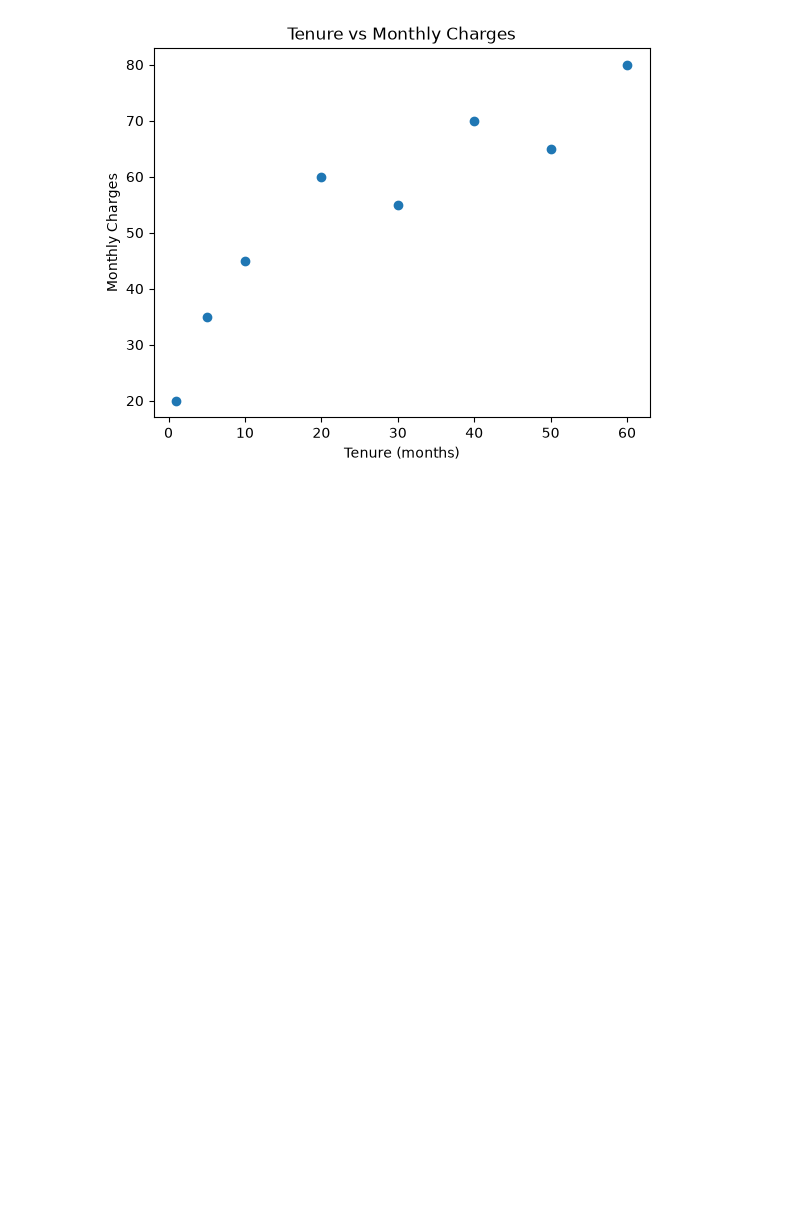
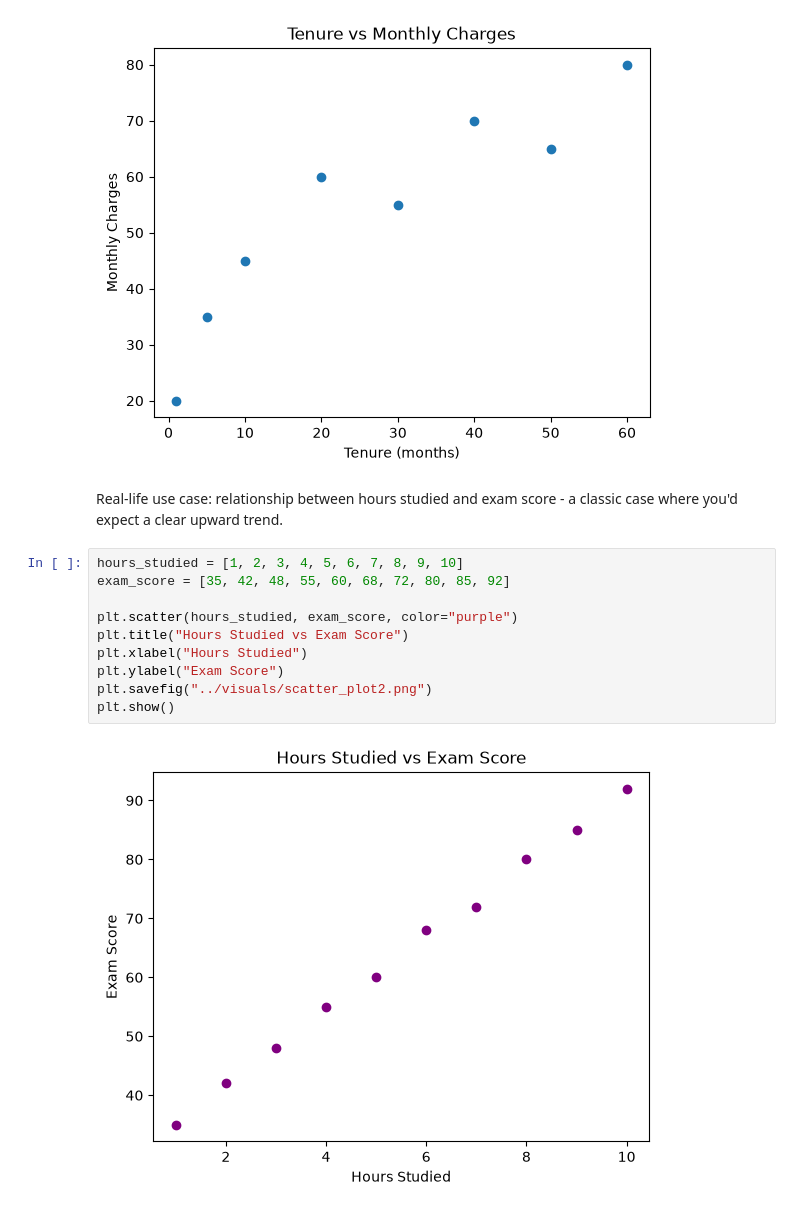
Before and after one commit to salamlakhan7/nolyth-ai-bootcamp-sprint02, a Jupyter notebook: notebooks/03_data_analysis.ipynb, the cells around one changed output. Saved outputs shown, nothing was run; the diff lists cells and outputs as text; blank space fills up the shorter version.

Commit message:
Matplotlib: line, bar, histogram, scatter, subplots, box plot, pie chart, legends, savefig

```diff
--- a/notebooks/03_data_analysis.ipynb
+++ b/notebooks/03_data_analysis.ipynb
@@ -73,3 +91,17 @@ plt.savefig("../visuals/scatter_plot.png")
 plt.show()
 # %% [output]
 [figure]
+# %% [markdown]
+Real-life use case: relationship between hours studied and exam score - a classic case where you'd expect a clear upward trend.
+# %%
+hours_studied = [1, 2, 3, 4, 5, 6, 7, 8, 9, 10]
+exam_score = [35, 42, 48, 55, 60, 68, 72, 80, 85, 92]
+
+plt.scatter(hours_studied, exam_score, color="purple")
+plt.title("Hours Studied vs Exam Score")
+plt.xlabel("Hours Studied")
+plt.ylabel("Exam Score")
+plt.savefig("../visuals/scatter_plot2.png")
+plt.show()
+# %% [output]
+[figure, added]
```
Also changed, not shown: parts of 16 cells of this notebook, 4 other files.
